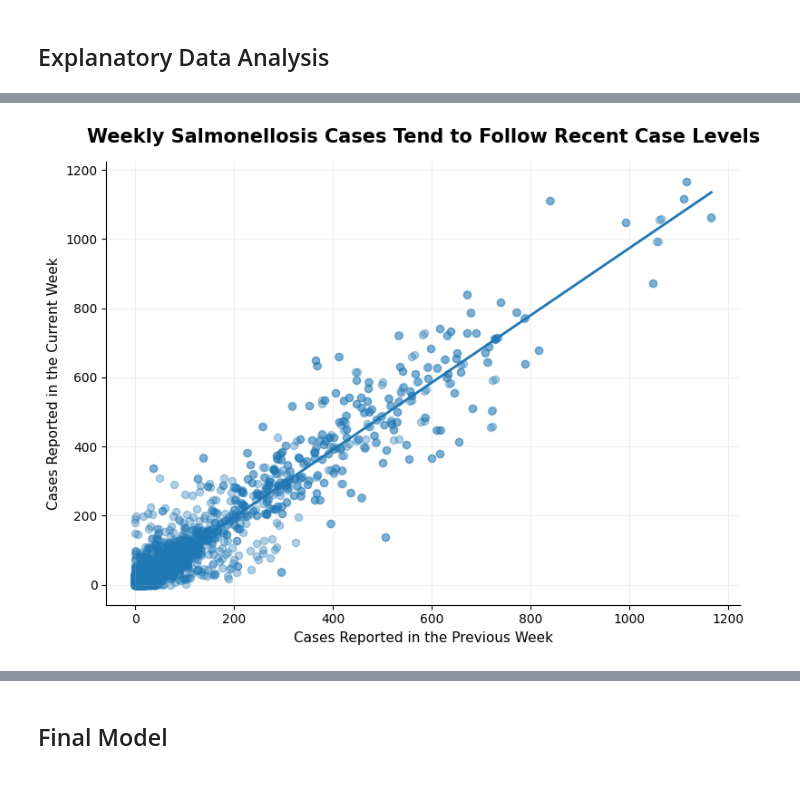
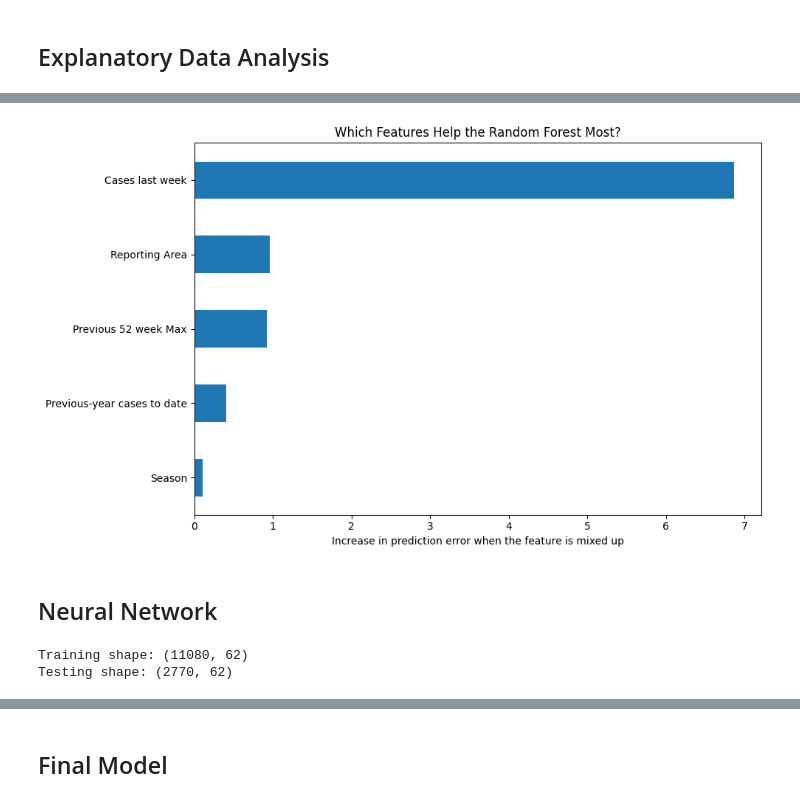
Before and after one commit to Husam-Sawalha/salmonellosis-forecasting-analysis, a Jupyter notebook: notebooks/04_salmonellosis_ml.ipynb, the cells around one changed output, grey strips where cells are left out. Cells and saved outputs as stored; diff of their text form; code cells hidden in the pictures.

```diff
--- a/notebooks/04_salmonellosis_ml.ipynb
+++ b/notebooks/04_salmonellosis_ml.ipynb
@@ -443,4 +834,59 @@ coeffs = plot_linear_coefficients(
-# %%
-plot_previous_vs_current_week(df);
-# %% [output]
-[figure, removed]
+# %%
+importance_results = permutation_importance(
+    estimator=best_rf,
+    X=X_test,
+    y=y_test,
+    scoring="neg_mean_absolute_error",
+    n_repeats=5,
+    random_state=42,
+    n_jobs=-1,
+)
+
+feature_importance = pd.DataFrame({
+    "Feature": X_test.columns,
+    "Importance": importance_results.importances_mean,
+})
+
+feature_importance = feature_importance.sort_values(
+    "Importance",
+    ascending=True,
+)
+
+feature_importance
+
+friendly_names = {
+    "Previous week cases": "Cases last week",
+    "Cumulative YTD Previous MMWR Year": "Previous-year cases to date",
+}
+
+plot_importance = feature_importance.copy()
+plot_importance["Feature"] = plot_importance["Feature"].replace(friendly_names)
+
+ax = plot_importance.plot(
+    x="Feature",
+    y="Importance",
+    kind="barh",
+    figsize=(10, 6),
+    legend=False,
+)
+
+ax.set_title("Which Features Help the Random Forest Most?")
+ax.set_xlabel("Increase in prediction error when the feature is mixed up")
+ax.set_ylabel("")
+
+plt.tight_layout()
+plt.show()
+# %% [output]
+[figure, added]
+# %% [markdown]
+## Neural Network
+# %%
+# Learn preprocessing rules from the training data
+X_train_nn = preprocessor.fit_transform(X_train)
+X_test_nn = preprocessor.transform(X_test)
+
+print("Training shape:", X_train_nn.shape)
+print("Testing shape:", X_test_nn.shape)
+# %% [output]
+Training shape: (11080, 62)
+Testing shape: (2770, 62)
```
Also changed, not shown: parts of 23 cells of this notebook.
